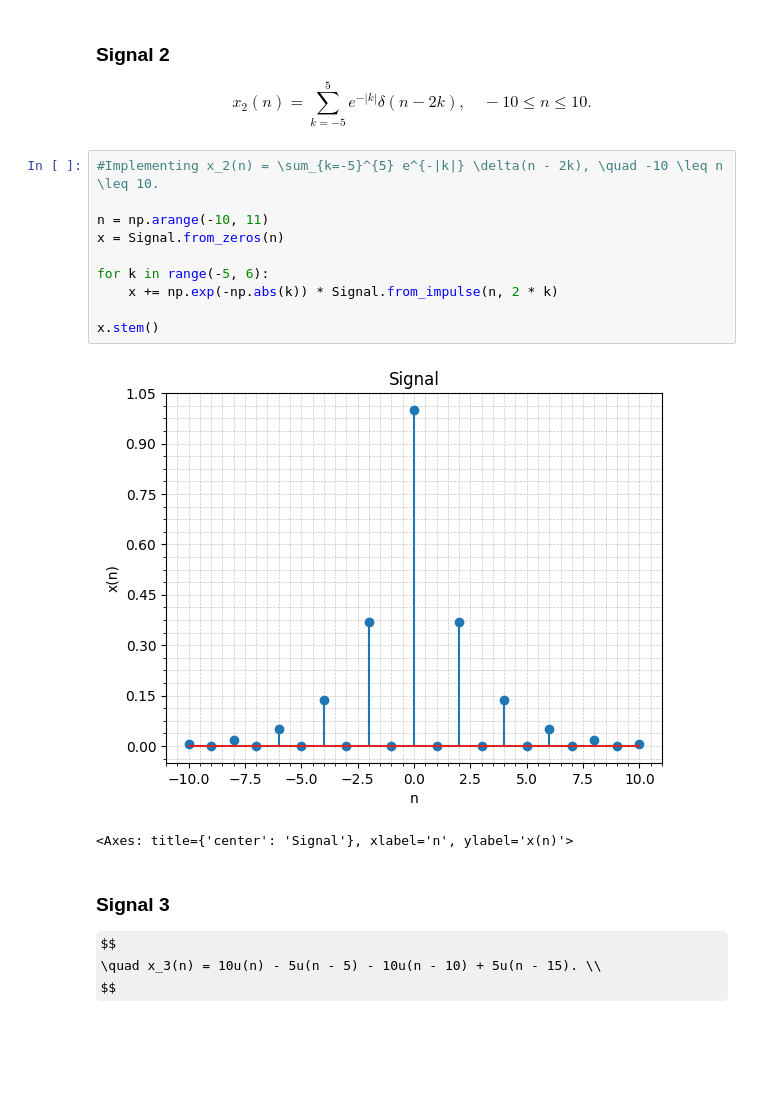
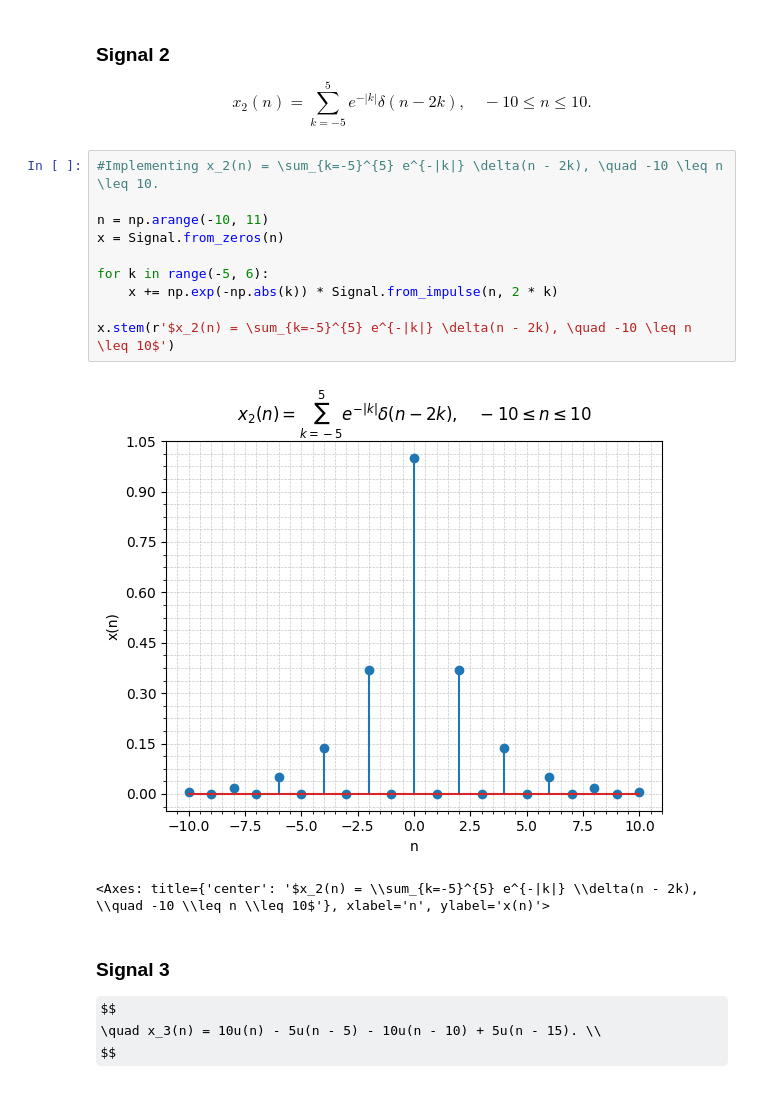
Before and after one commit to joaomariolago/ifsc-dsp, a Jupyter notebook: lista-1/lista-1.ipynb, the cells around one changed output. Cells and saved outputs as stored; diff of their text form; some formulas as TeX source; blank space fills up the shorter version.

```diff
--- a/lista-1/lista-1.ipynb
+++ b/lista-1/lista-1.ipynb
@@ -37,16 +37,16 @@ $$
 # %%
 #Implementing x_2(n) = \sum_{k=-5}^{5} e^{-|k|} \delta(n - 2k), \quad -10 \leq n \leq 10.
 
 n = np.arange(-10, 11)
 x = Signal.from_zeros(n)
 
 for k in range(-5, 6):
 	x += np.exp(-np.abs(k)) * Signal.from_impulse(n, 2 * k)
 
-x.stem()
+x.stem(r'$x_2(n) = \sum_{k=-5}^{5} e^{-|k|} \delta(n - 2k), \quad -10 \leq n \leq 10$')
 # %% [output]
-[figure, old version]
+[figure, new version]
-<Axes: title={'center': 'Signal'}, xlabel='n', ylabel='x(n)'>
+<Axes: title={'center': '$x_2(n) = \\sum_{k=-5}^{5} e^{-|k|} \\delta(n - 2k), \\quad -10 \\leq n \\leq 10$'}, xlabel='n', ylabel='x(n)'>
 # %% [markdown]
 ### Signal 3
 
```
Also changed, not shown: parts of 25 cells of this notebook, 7 other files.
